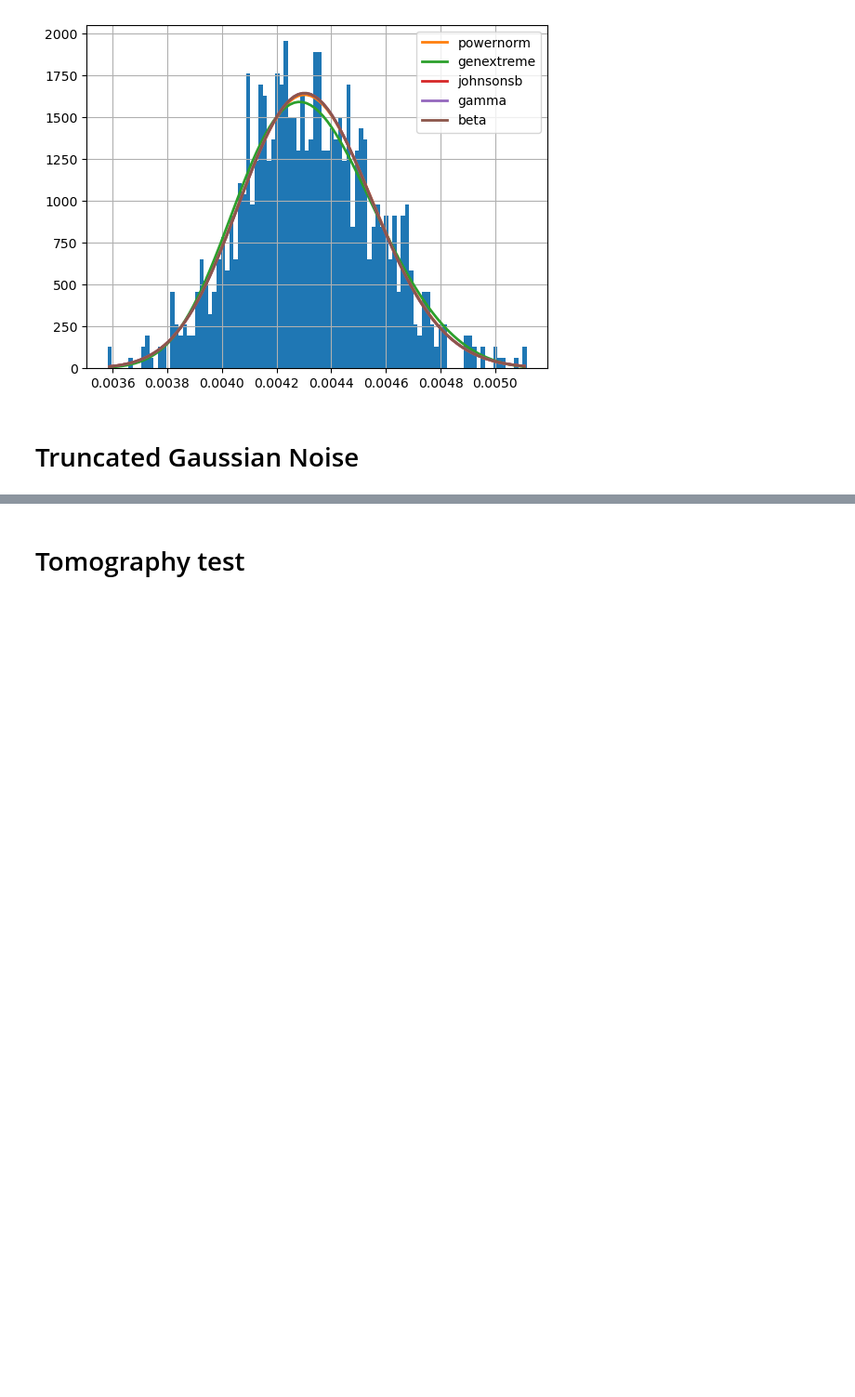
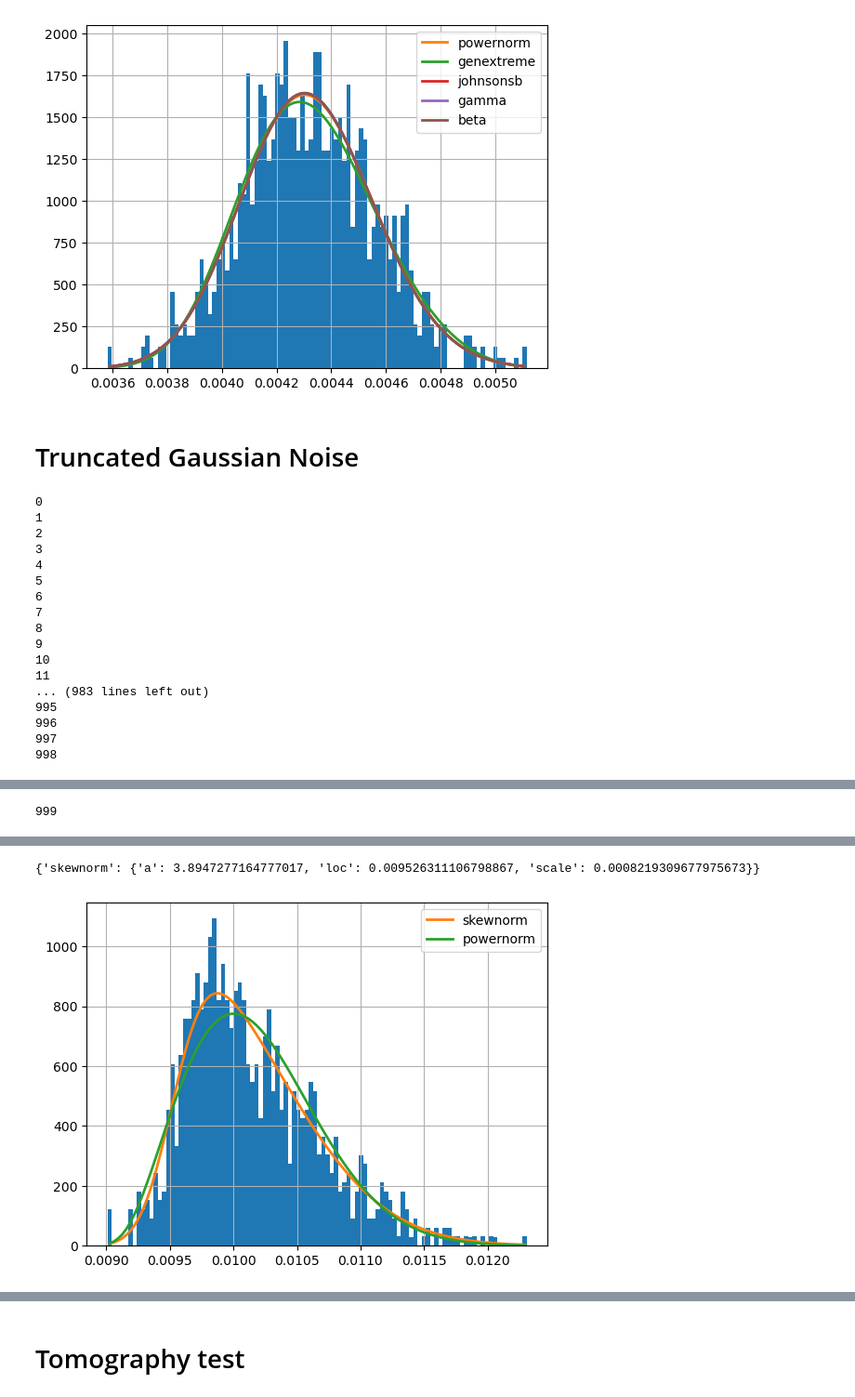
Before and after one commit to tommasofioravanti/sq-learn, a Jupyter notebook: Tomography.ipynb, the cells around one changed output, grey strips where cells are left out. Shown at 93% size. Saved outputs shown, nothing was run; the diff lists cells and outputs as text; code cells hidden in the pictures; blank space fills up the shorter version.

```diff
--- a/Tomography.ipynb
+++ b/Tomography.ipynb
@@ -241,3 +266,24 @@ WARNING:root:SKIPPED vonmises distribution (taking more than 100 seconds)
 [figure]
 # %% [markdown]
 # Truncated Gaussian Noise
+# %%
+#DELTA = 0.3
+found_distribution(vector=v_uni, n_measurements=1000, delta=delta,distribution_fitter=True,distributions=['powernorm','skewnorm','exponorm'])
+# %% [output]
+0
+1
+2
+3
+4
+5
+6
+7
+8
+9
+10
+11
+... (983 lines left out)
+995
+996
+997
+998
@@ -243,0 +291 @@ WARNING:root:SKIPPED vonmises distribution (taking more than 100 seconds)
+999
@@ -243,0 +293,2 @@ WARNING:root:SKIPPED vonmises distribution (taking more than 100 seconds)
+{'skewnorm': {'a': 3.8947277164777017, 'loc': 0.009526311106798867, 'scale': 0.0008219309677975673}}
+[figure, added]
```
Also changed, not shown: parts of 17 cells of this notebook, 3 other files.
